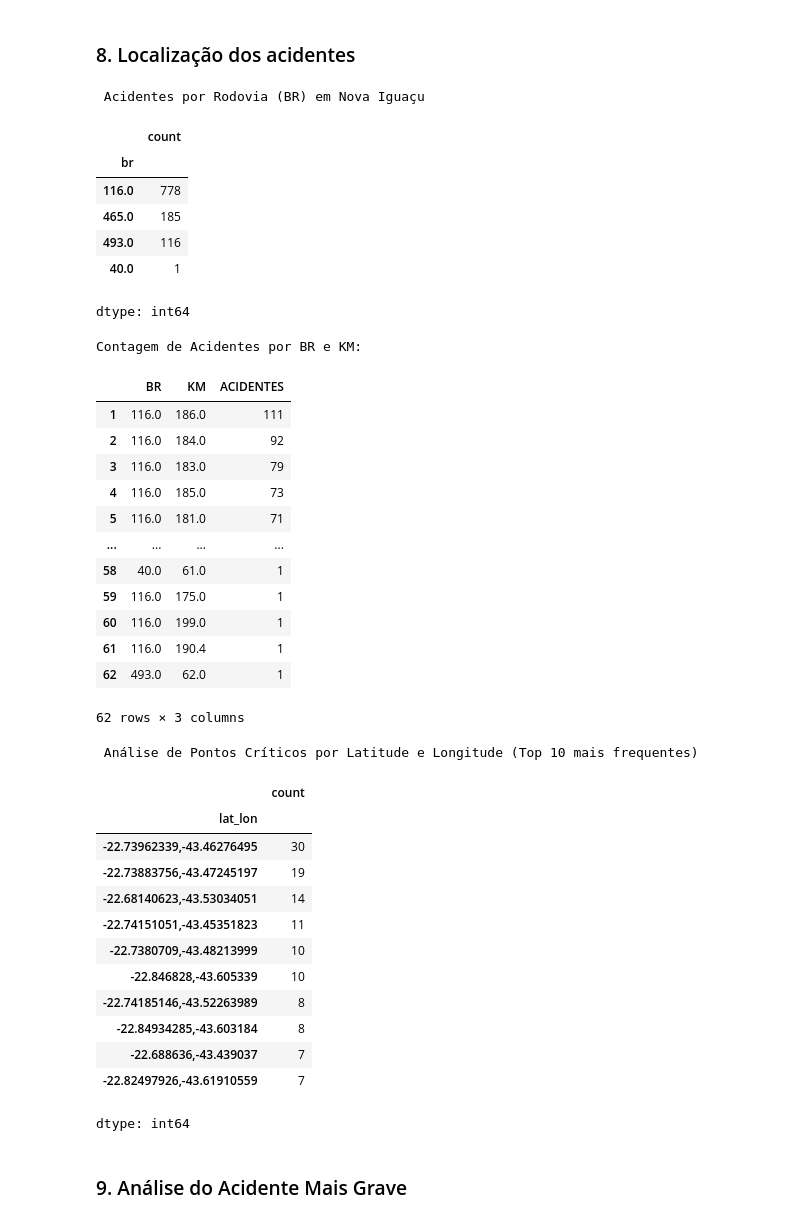
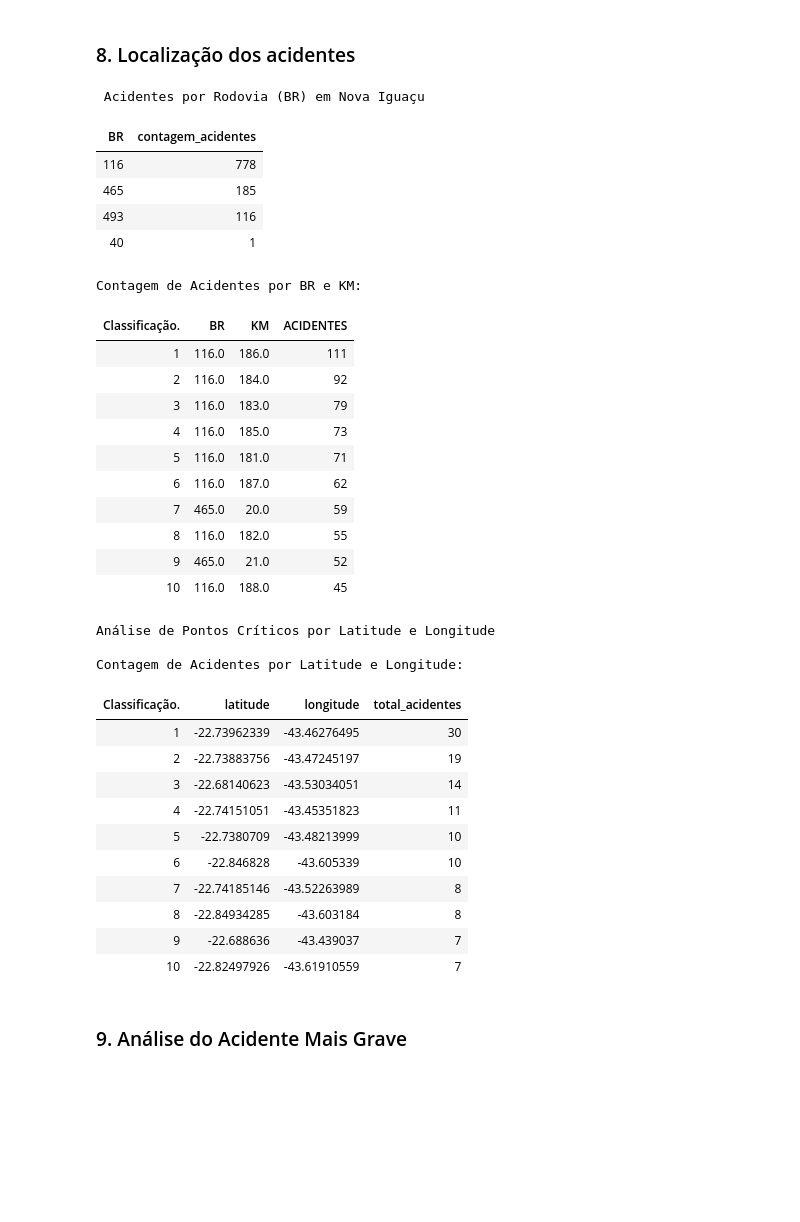
Before and after one commit to JoaoSchneiderr/Minera-o-de-Dados, a Jupyter notebook: notebooks/Getting_started_with_google_colab_ai.ipynb, the cells around one changed output. Saved outputs shown, nothing was run; the diff lists cells and outputs as text; code cells hidden in the pictures; blank space fills up the shorter version.

```diff
--- a/notebooks/Getting_started_with_google_colab_ai.ipynb
+++ b/notebooks/Getting_started_with_google_colab_ai.ipynb
@@ -411,17 +431,17 @@ dtype: int64
 ### 8. Localização dos acidentes
 # %%
 print("\n Acidentes por Rodovia (BR) em Nova Iguaçu ")
-acidentes_por_br = nova_iguacu_df['br'].value_counts()
-display(acidentes_por_br)
+acidentes_por_br = nova_iguacu_df['br'].value_counts().reset_index()
+acidentes_por_br.columns = ['BR', 'contagem_acidentes']
+acidentes_por_br['BR'] = acidentes_por_br['BR'].astype(int)
+display(acidentes_por_br.style.hide(axis="index"))
 # %% [output]
  Acidentes por Rodovia (BR) em Nova Iguaçu
-|  | count |
-| br |  |
-| 116.0 | 778 |
-| 465.0 | 185 |
-| 493.0 | 116 |
-| 40.0 | 1 |
+| BR | contagem_acidentes |
+| 116 | 778 |
+| 465 | 185 |
+| 493 | 116 |
+| 40 | 1 |
-dtype: int64
 # %%
 nova_iguacu_df['br_km'] = nova_iguacu_df['br'].astype(str) + '-' + nova_iguacu_df['km'].astype(str)
 acidentes_por_br_km = nova_iguacu_df['br_km'].value_counts()
@@ -432,44 +452,50 @@ df_br_km_acidentes.columns = ['br_km_', 'ACIDENTES']
 df_br_km_acidentes[['BR', 'KM']] = df_br_km_acidentes['br_km_'].str.split('-', expand=True)
 
 df_br_km_acidentes = df_br_km_acidentes[['BR', 'KM', 'ACIDENTES']]
-df_br_km_acidentes.index = df_br_km_acidentes.index + 1
+df_br_km_acidentes.insert(0, 'Classificação.', range(1, 1 + len(df_br_km_acidentes)))
 
 print("\nContagem de Acidentes por BR e KM:")
-display(df_br_km_acidentes)
+display(df_br_km_acidentes.head(10).style.hide(axis="index"))
 # %% [output]
 Contagem de Acidentes por BR e KM:
-|  | BR | KM | ACIDENTES |
+| Classificação. | BR | KM | ACIDENTES |
 | 1 | 116.0 | 186.0 | 111 |
 | 2 | 116.0 | 184.0 | 92 |
 | 3 | 116.0 | 183.0 | 79 |
 | 4 | 116.0 | 185.0 | 73 |
 | 5 | 116.0 | 181.0 | 71 |
-| ... | ... | ... | ... |
-| 58 | 40.0 | 61.0 | 1 |
-| 59 | 116.0 | 175.0 | 1 |
-| 60 | 116.0 | 199.0 | 1 |
-| 61 | 116.0 | 190.4 | 1 |
-| 62 | 493.0 | 62.0 | 1 |
+| 6 | 116.0 | 187.0 | 62 |
+| 7 | 465.0 | 20.0 | 59 |
+| 8 | 116.0 | 182.0 | 55 |
+| 9 | 465.0 | 21.0 | 52 |
+| 10 | 116.0 | 188.0 | 45 |
-62 rows × 3 columns
 # %%
-print("\n Análise de Pontos Críticos por Latitude e Longitude (Top 10 mais frequentes)")
-nova_iguacu_df['lat_lon'] = nova_iguacu_df['latitude'].astype(str) + ',' + nova_iguacu_df['longitude'].astype(str)
-acidentes_por_lat_lon = nova_iguacu_df['lat_lon'].value_counts().head(10)
-display(acidentes_por_lat_lon)
+print("\nAnálise de Pontos Críticos por Latitude e Longitude")
+
+nova_iguacu_df['latitude_e_longidute'] = nova_iguacu_df['latitude'].astype(str) + ',' + nova_iguacu_df['longitude'].astype(str)
+acidentes_por_lat_lon = nova_iguacu_df['latitude_e_longidute'].value_counts().head(10).reset_index()
+acidentes_por_lat_lon.columns = ['latitude_e_longidute', 'total_acidentes']
+acidentes_por_lat_lon[['latitude', 'longitude']] = acidentes_por_lat_lon['latitude_e_longidute'].str.split(',', expand=True)
+
+df_lat_lon_acidentes = acidentes_por_lat_lon[['latitude', 'longitude', 'total_acidentes']].copy()
+df_lat_lon_acidentes.insert(0, 'Classificação.', range(1, 1 + len(df_lat_lon_acidentes)))
+
+print("\nContagem de Acidentes por Latitude e Longitude:")
+display(df_lat_lon_acidentes.style.hide(axis="index"))
 # %% [output]
- Análise de Pontos Críticos por Latitude e Longitude (Top 10 mais frequentes)
+Análise de Pontos Críticos por Latitude e Longitude
+
+Contagem de Acidentes por Latitude e Longitude:
-|  | count |
-| lat_lon |  |
-| -22.73962339,-43.46276495 | 30 |
-| -22.73883756,-43.47245197 | 19 |
-| -22.68140623,-43.53034051 | 14 |
-| -22.74151051,-43.45351823 | 11 |
-| -22.7380709,-43.48213999 | 10 |
-| -22.846828,-43.605339 | 10 |
-| -22.74185146,-43.52263989 | 8 |
-| -22.84934285,-43.603184 | 8 |
-| -22.688636,-43.439037 | 7 |
-| -22.82497926,-43.61910559 | 7 |
+| Classificação. | latitude | longitude | total_acidentes |
+| 1 | -22.73962339 | -43.46276495 | 30 |
+| 2 | -22.73883756 | -43.47245197 | 19 |
+| 3 | -22.68140623 | -43.53034051 | 14 |
+| 4 | -22.74151051 | -43.45351823 | 11 |
+| 5 | -22.7380709 | -43.48213999 | 10 |
+| 6 | -22.846828 | -43.605339 | 10 |
+| 7 | -22.74185146 | -43.52263989 | 8 |
+| 8 | -22.84934285 | -43.603184 | 8 |
+| 9 | -22.688636 | -43.439037 | 7 |
+| 10 | -22.82497926 | -43.61910559 | 7 |
-dtype: int64
 # %% [markdown]
 ### 9. Análise do Acidente Mais Grave
```
Also changed, not shown: parts of 10 cells of this notebook.
